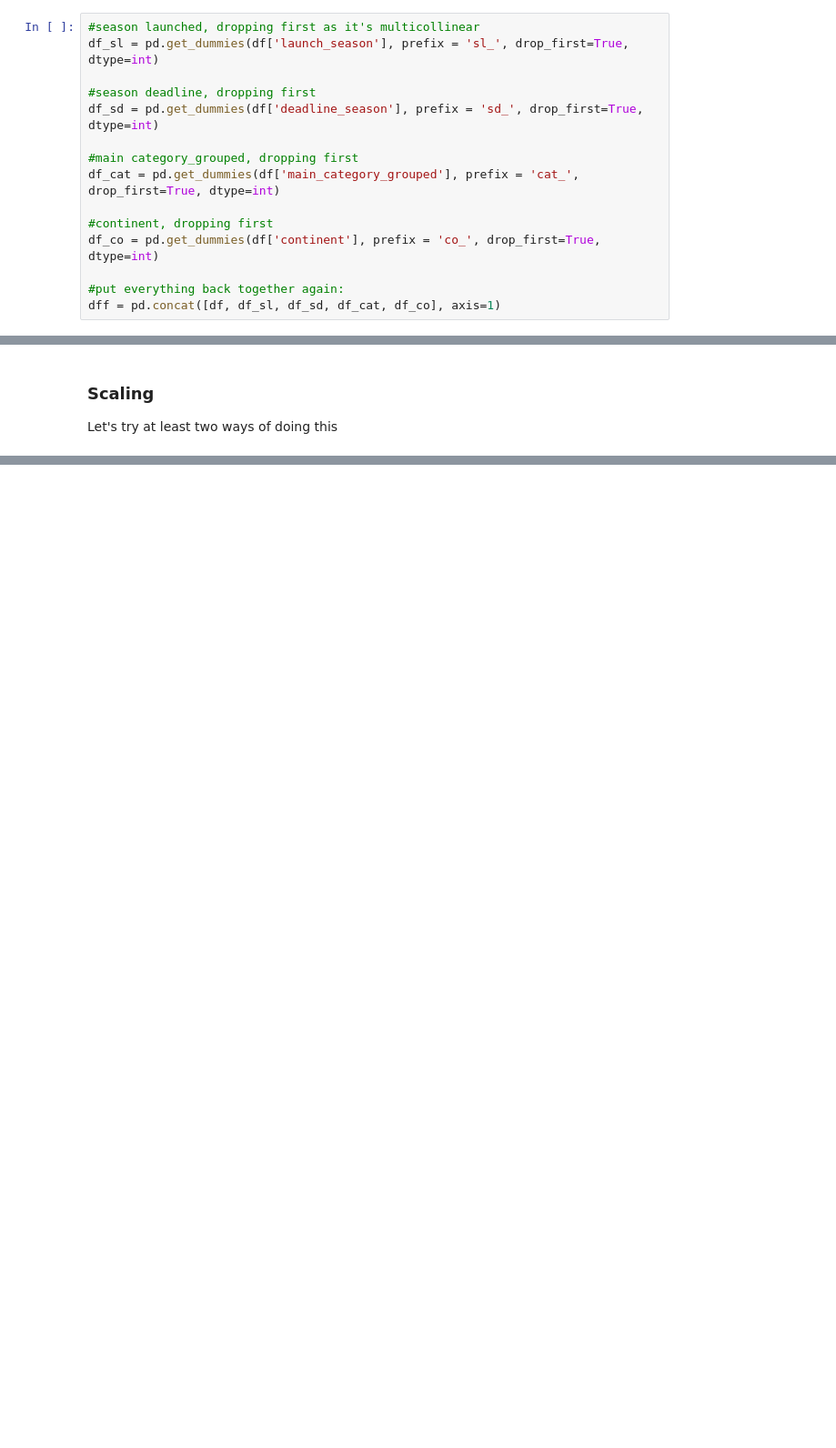
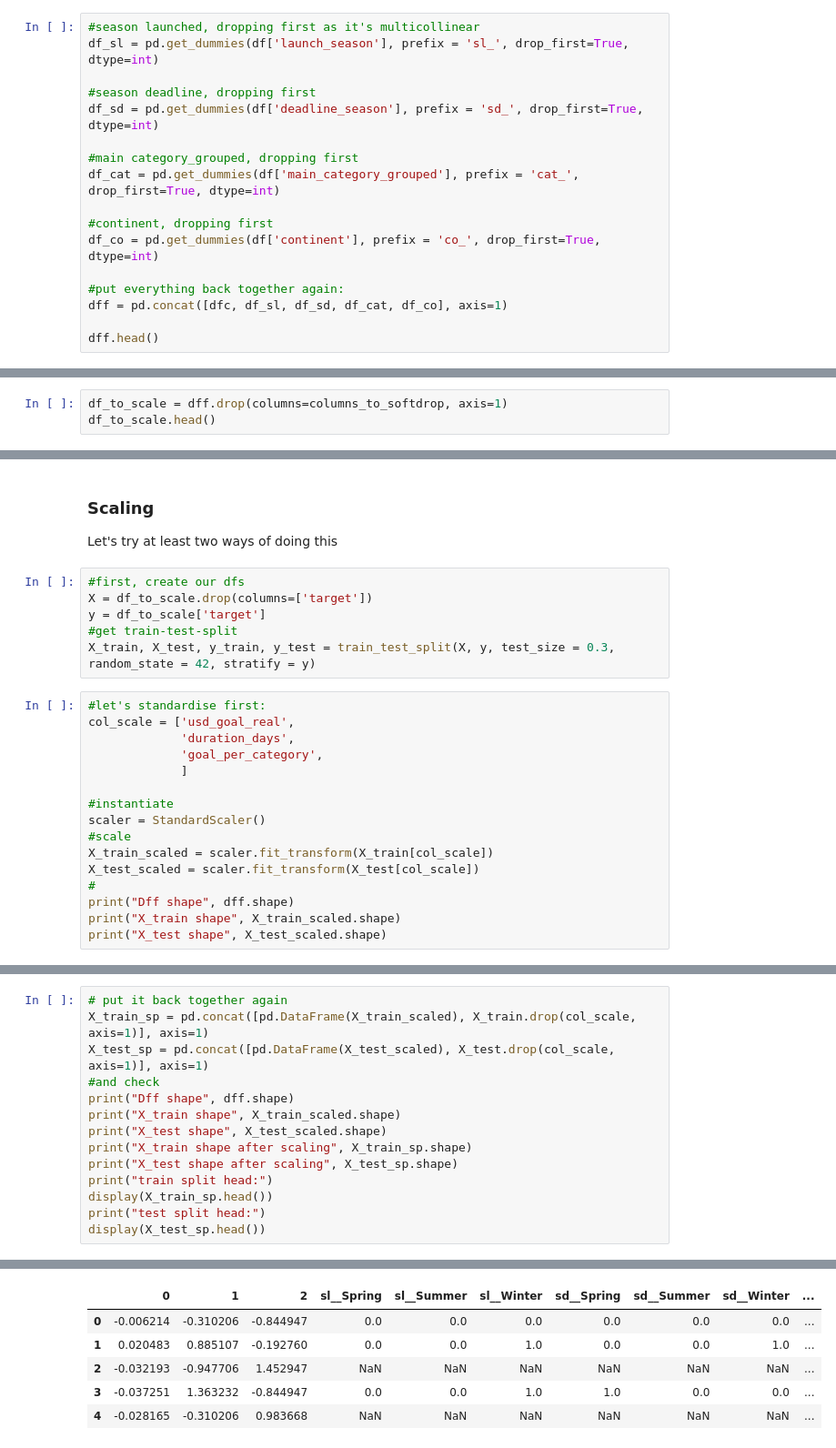
Before and after one commit to Senana/ds-ml-project_kickstarters, a Jupyter notebook: notebooks/feature_engineering/02_feature_engineering.ipynb, the cells around one changed output, grey strips where cells are left out. Shown: that part at 91% size. Saved outputs shown, nothing was run; the diff lists cells and outputs as text; blank space fills up the shorter version.

Commit message:
first try at scaling

```diff
--- a/notebooks/feature_engineering/02_feature_engineering.ipynb
+++ b/notebooks/feature_engineering/02_feature_engineering.ipynb
@@ -152,4 +145,6 @@ df_cat = pd.get_dummies(df['main_category_grouped'], prefix = 'cat_', drop_first
 df_co = pd.get_dummies(df['continent'], prefix = 'co_', drop_first=True, dtype=int)
 
 #put everything back together again:
-dff = pd.concat([df, df_sl, df_sd, df_cat, df_co], axis=1)
+dff = pd.concat([dfc, df_sl, df_sd, df_cat, df_co], axis=1)
+
+dff.head()
@@ -188,0 +197,3 @@ columns_to_softdrop = ['country', #to play around with
+# %%
+df_to_scale = dff.drop(columns=columns_to_softdrop, axis=1)
+df_to_scale.head()
@@ -189,3 +207,25 @@ columns_to_softdrop = ['country', #to play around with
 # %% [markdown]
 ### Scaling
 Let's try at least two ways of doing this
+# %%
+#first, create our dfs
+X = df_to_scale.drop(columns=['target'])
+y = df_to_scale['target']
+#get train-test-split
+X_train, X_test, y_train, y_test = train_test_split(X, y, test_size = 0.3, random_state = 42, stratify = y)
+# %%
+#let's standardise first:
+col_scale = ['usd_goal_real',
+             'duration_days',
+             'goal_per_category',
+             ]
+
+#instantiate
+scaler = StandardScaler()
+#scale
+X_train_scaled = scaler.fit_transform(X_train[col_scale])
+X_test_scaled = scaler.fit_transform(X_test[col_scale])
+#
+print("Dff shape", dff.shape)
+print("X_train shape", X_train_scaled.shape)
+print("X_test shape", X_test_scaled.shape)
@@ -191,0 +236,15 @@ Let's try at least two ways of doing this
+# %%
+# put it back together again
+X_train_sp = pd.concat([pd.DataFrame(X_train_scaled), X_train.drop(col_scale, axis=1)], axis=1)
+X_test_sp = pd.concat([pd.DataFrame(X_test_scaled), X_test.drop(col_scale, axis=1)], axis=1)
+#and check
+print("Dff shape", dff.shape)
+print("X_train shape", X_train_scaled.shape)
+print("X_test shape", X_test_scaled.shape)
+print("X_train shape after scaling", X_train_sp.shape)
+print("X_test shape after scaling", X_test_sp.shape)
+print("train split head:")
+display(X_train_sp.head())
+print("test split head:")
+display(X_test_sp.head())
+# %% [output]
@@ -191,0 +257,6 @@ Let's try at least two ways of doing this
+|  | 0 | 1 | 2 | sl__Spring | sl__Summer | sl__Winter | sd__Spring | sd__Summer | sd__Winter | ... |
+| 0 | -0.006214 | -0.310206 | -0.844947 | 0.0 | 0.0 | 0.0 | 0.0 | 0.0 | 0.0 | ... |
+| 1 | 0.020483 | 0.885107 | -0.192760 | 0.0 | 0.0 | 1.0 | 0.0 | 0.0 | 1.0 | ... |
+| 2 | -0.032193 | -0.947706 | 1.452947 | NaN | NaN | NaN | NaN | NaN | NaN | ... |
+| 3 | -0.037251 | 1.363232 | -0.844947 | 0.0 | 0.0 | 1.0 | 1.0 | 0.0 | 0.0 | ... |
+| 4 | -0.028165 | -0.310206 | 0.983668 | NaN | NaN | NaN | NaN | NaN | NaN | ... |
```
Also changed, not shown: parts of 12 cells of this notebook.
